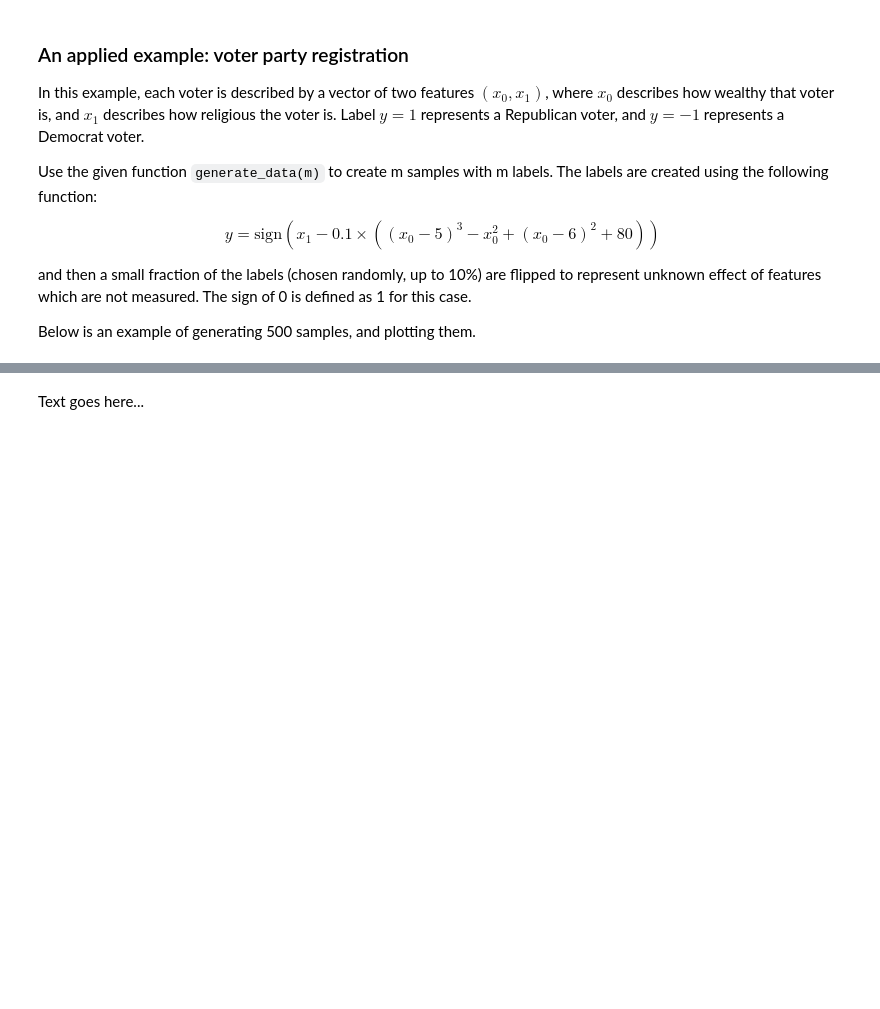
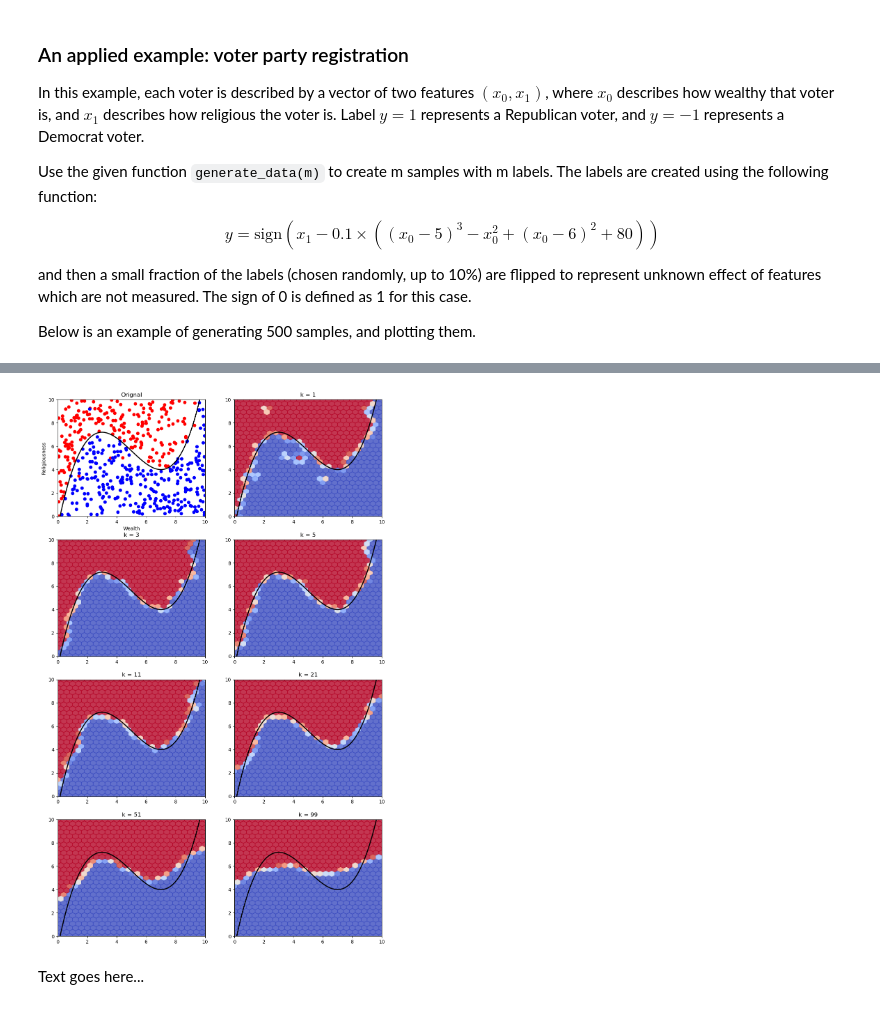
Before and after one commit to JaneAmi/YData_ML, a Jupyter notebook: SL_HW1.ipynb, the cells around one changed output, grey strips where cells are left out. Cells and saved outputs as stored; diff of their text form; code cells hidden in the pictures; blank space fills up the shorter version.

```diff
--- a/SL_HW1.ipynb
+++ b/SL_HW1.ipynb
@@ -199,3 +186,37 @@ Use interactive slider for k to see the effect [see [interact](https://ipywidget
+# %%
+plt.figure(figsize=(12,20))
+
+plt.subplot(4, 2, 1)
+plot_labeled_data(X, y)
+plt.title('Orignal')
+
+i = 2
+for k in [1,3,5,11,21,51,99]:
+    kNN = kNNClassifier(k)
+    kNN.fit(X,y)
+    y_p = kNN.predict(X)
+    plt.subplot(4, 2, i)
+    plot_labeled_data(X, y_p)
+    plt.title(f'k = {k}')
+    i += 1
+# %%
+plt.figure(figsize=(12,20))
+
+plt.subplot(4, 2, 1)
+plot_labeled_data(X, y)
+plt.title('Orignal')
+
+i = 2
+for k in [1,3,5,11,21,51,99]:
+    kNN = kNNClassifier(k)
+    kNN.fit(X,y)
+    y_p = kNN.predict(X)
+    plt.subplot(4, 2, i)
+    plot_decision_plane(X, y_p, kNN)
+    plt.title(f'k = {k}')
+    i += 1
+# %% [output]
+[figure, added]
 # %%
 # code goes here
 # %% [markdown]
```
Also changed, not shown: parts of 9 cells of this notebook.
